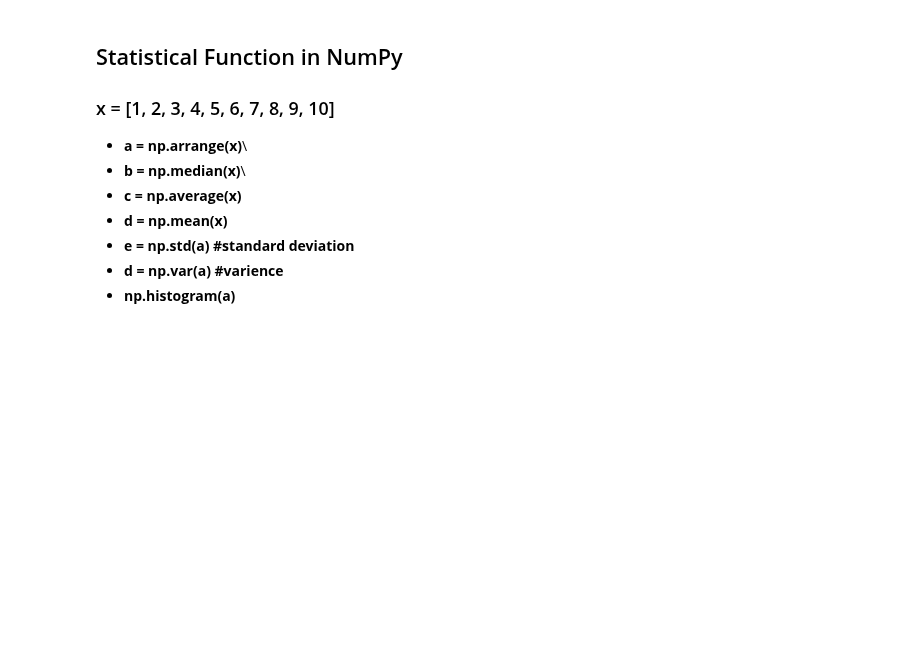
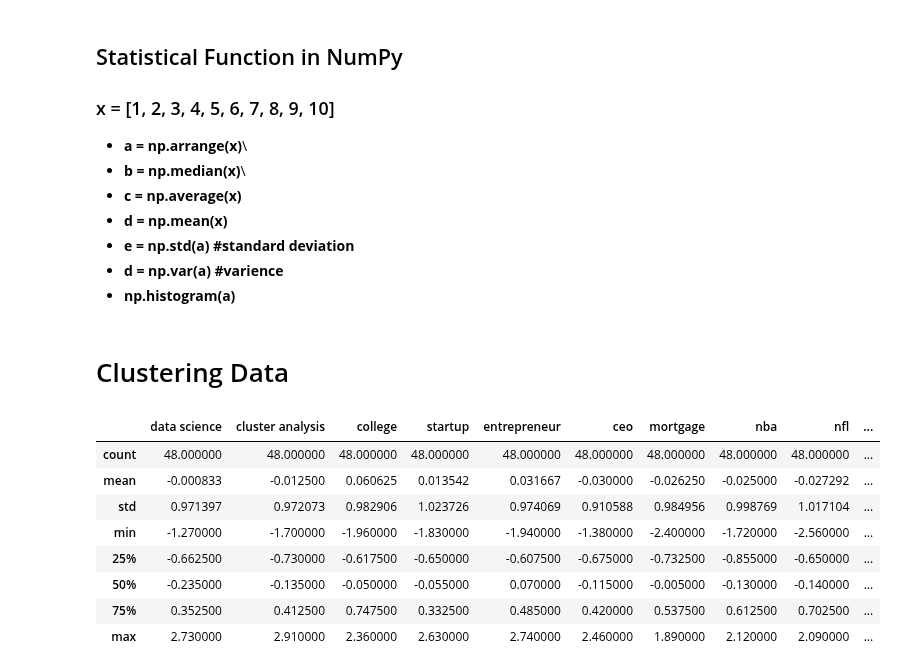
Before and after one commit to abidshafee/google.colaboratory_project, a Jupyter notebook: DataScience_Foundation.ipynb, the cells around one changed output. Drawn from its saved outputs; the diff is of its cells as text; code cells hidden in the pictures; blank space fills up the shorter version.

```diff
--- a/DataScience_Foundation.ipynb
+++ b/DataScience_Foundation.ipynb
@@ -141,3 +141,5 @@ dtype: int64
  - **e = np.std(a) #standard deviation**
  - **d = np.var(a) #varience**
  - **np.histogram(a)**
+# %% [markdown]
+# Clustering Data
@@ -143,0 +148,12 @@ dtype: int64
+# %%
+data.describe()
+# %% [output]
+|  | data science | cluster analysis | college | startup | entrepreneur | ceo | mortgage | nba | nfl | ... |
+| count | 48.000000 | 48.000000 | 48.000000 | 48.000000 | 48.000000 | 48.000000 | 48.000000 | 48.000000 | 48.000000 | ... |
+| mean | -0.000833 | -0.012500 | 0.060625 | 0.013542 | 0.031667 | -0.030000 | -0.026250 | -0.025000 | -0.027292 | ... |
+| std | 0.971397 | 0.972073 | 0.982906 | 1.023726 | 0.974069 | 0.910588 | 0.984956 | 0.998769 | 1.017104 | ... |
+| min | -1.270000 | -1.700000 | -1.960000 | -1.830000 | -1.940000 | -1.380000 | -2.400000 | -1.720000 | -2.560000 | ... |
+| 25% | -0.662500 | -0.730000 | -0.617500 | -0.650000 | -0.607500 | -0.675000 | -0.732500 | -0.855000 | -0.650000 | ... |
+| 50% | -0.235000 | -0.135000 | -0.050000 | -0.055000 | 0.070000 | -0.115000 | -0.005000 | -0.130000 | -0.140000 | ... |
+| 75% | 0.352500 | 0.412500 | 0.747500 | 0.332500 | 0.485000 | 0.420000 | 0.537500 | 0.612500 | 0.702500 | ... |
+| max | 2.730000 | 2.910000 | 2.360000 | 2.630000 | 2.740000 | 2.460000 | 1.890000 | 2.120000 | 2.090000 | ... |
```
Also changed, not shown: parts of 9 cells of this notebook.
